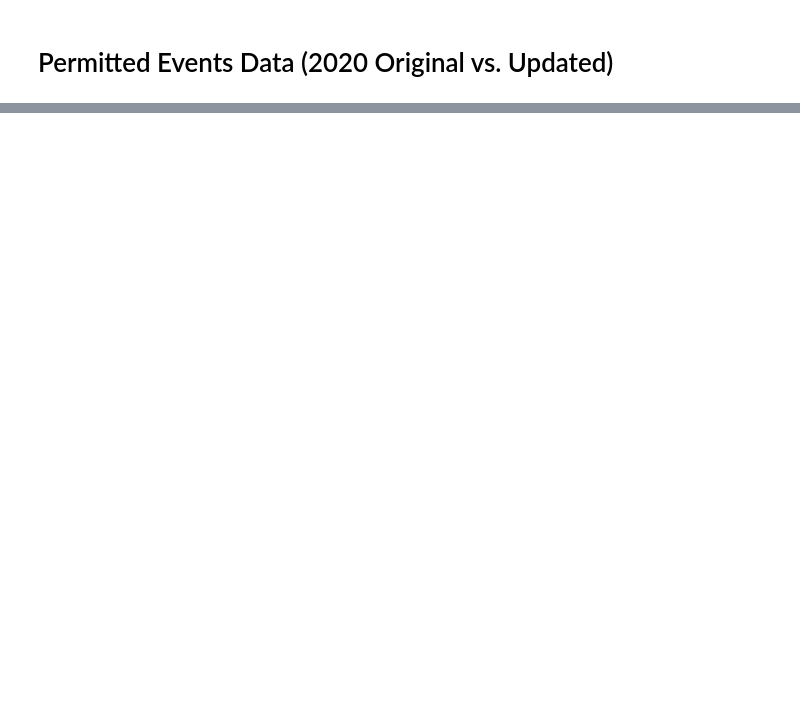
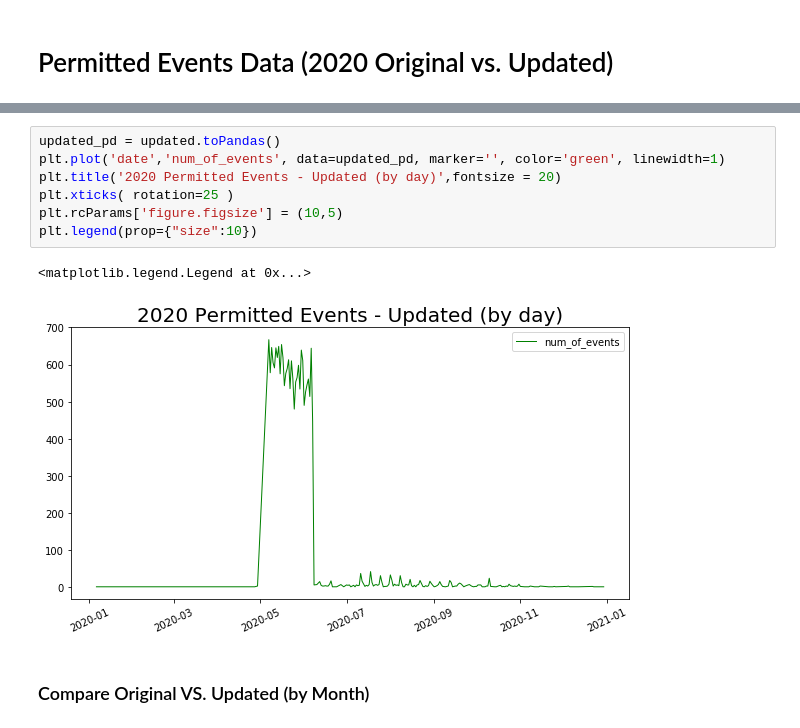
Before and after one commit to ArcZz/Nyc_Cov19_project, a Jupyter notebook: permitted_events.ipynb, the cells around one changed output, grey strips where cells are left out. Drawn from its saved outputs; the diff is of its cells as text; blank space fills up the shorter version.

```diff
--- a/permitted_events.ipynb
+++ b/permitted_events.ipynb
@@ -179,0 +103,12 @@ plt.legend(prop={"size":20})
+# %%
+updated_pd = updated.toPandas()
+plt.plot('date','num_of_events', data=updated_pd, marker='', color='green', linewidth=1)
+plt.title('2020 Permitted Events - Updated (by day)',fontsize = 20)
+plt.xticks( rotation=25 )
+plt.rcParams['figure.figsize'] = (10,5)
+plt.legend(prop={"size":10})
+# %% [output]
+<matplotlib.legend.Legend at 0x...>
+[figure, added]
+# %% [markdown]
+### Compare Original VS. Updated (by Month)
```
Also changed, not shown: parts of 45 cells of this notebook, 1 other file.
